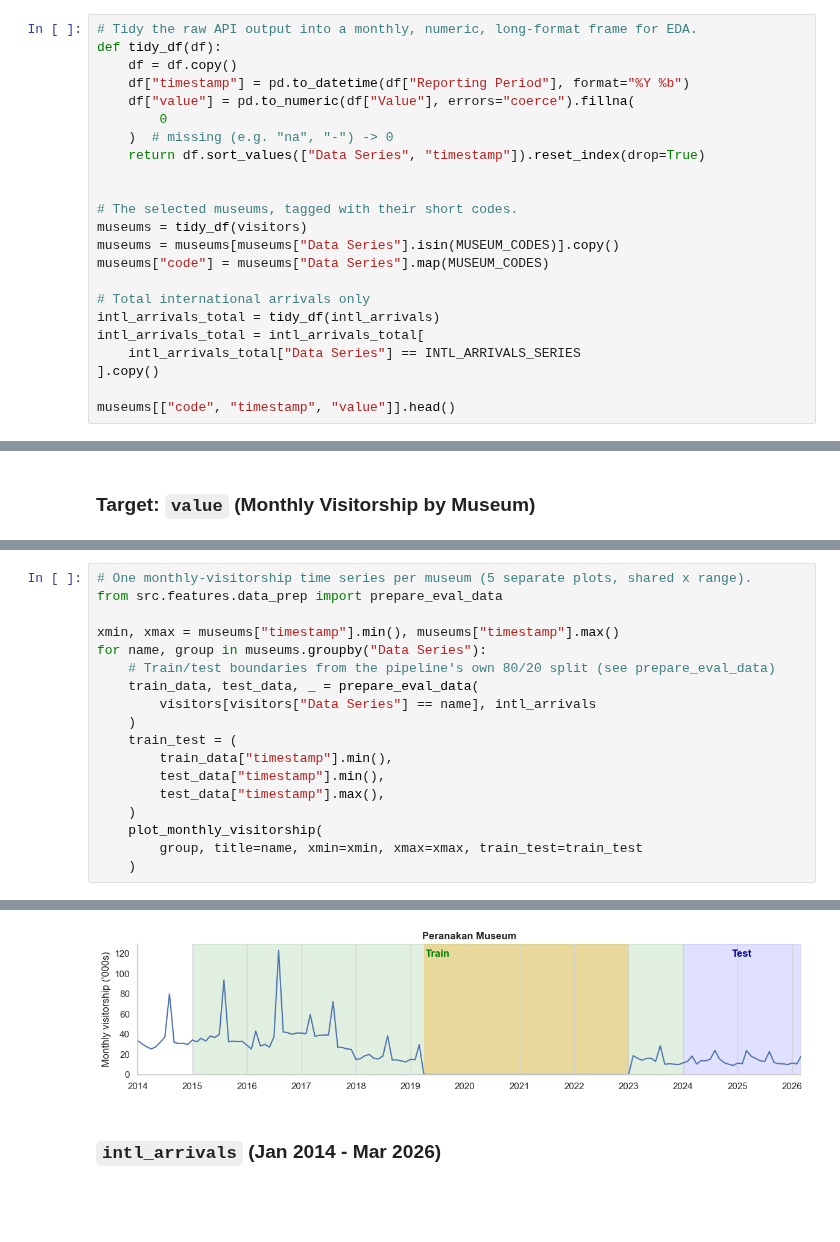
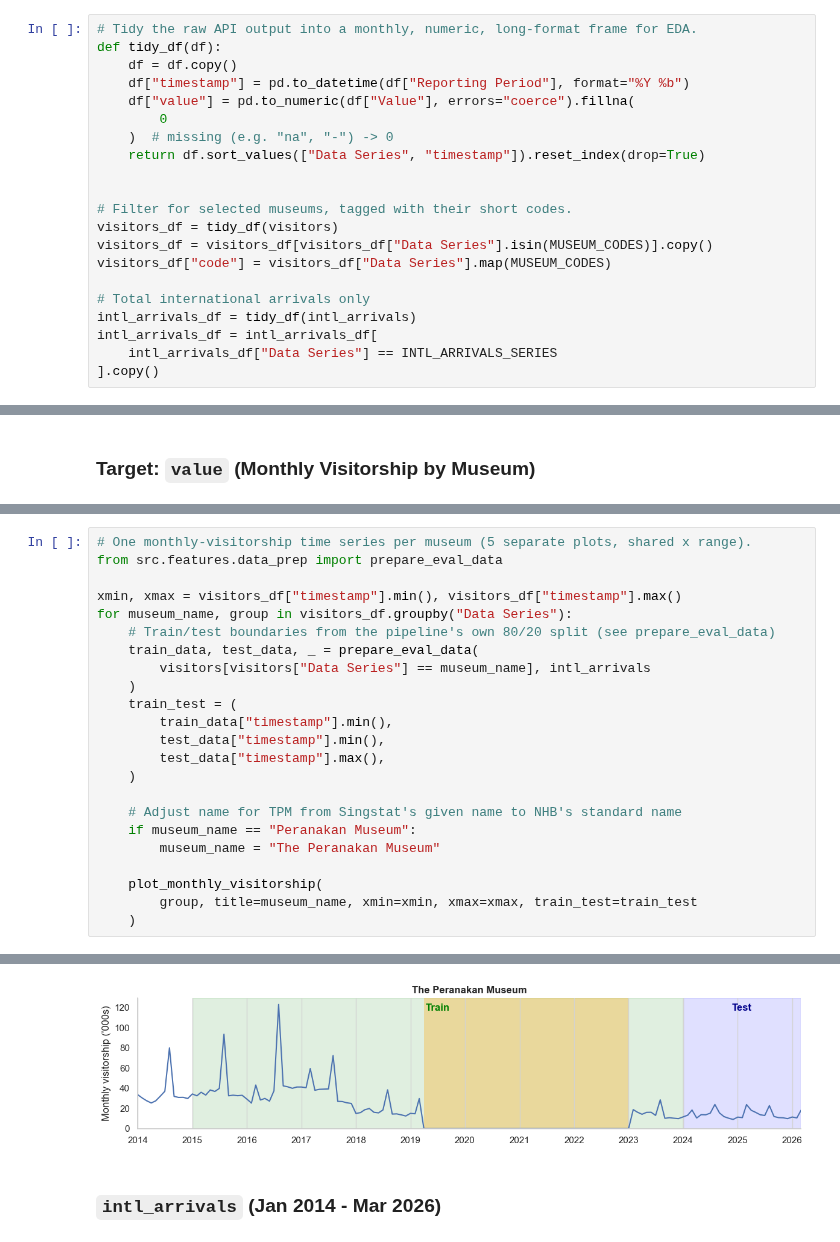
Before and after one commit to calvin4370/nhb-museum-visitorship-forecasting, a Jupyter notebook: notebooks/01_eda.ipynb, the cells around one changed output, grey strips where cells are left out. Cells and saved outputs as stored; diff of their text form; blank space fills up the shorter version.

```diff
--- a/notebooks/01_eda.ipynb
+++ b/notebooks/01_eda.ipynb
@@ -69,15 +70,13 @@ def tidy_df(df):
     return df.sort_values(["Data Series", "timestamp"]).reset_index(drop=True)
 
 
-# The selected museums, tagged with their short codes.
-museums = tidy_df(visitors)
-museums = museums[museums["Data Series"].isin(MUSEUM_CODES)].copy()
-museums["code"] = museums["Data Series"].map(MUSEUM_CODES)
+# Filter for selected museums, tagged with their short codes.
+visitors_df = tidy_df(visitors)
+visitors_df = visitors_df[visitors_df["Data Series"].isin(MUSEUM_CODES)].copy()
+visitors_df["code"] = visitors_df["Data Series"].map(MUSEUM_CODES)
 
 # Total international arrivals only
-intl_arrivals_total = tidy_df(intl_arrivals)
-intl_arrivals_total = intl_arrivals_total[
-    intl_arrivals_total["Data Series"] == INTL_ARRIVALS_SERIES
+intl_arrivals_df = tidy_df(intl_arrivals)
+intl_arrivals_df = intl_arrivals_df[
+    intl_arrivals_df["Data Series"] == INTL_ARRIVALS_SERIES
 ].copy()
-
-museums[["code", "timestamp", "value"]].head()
@@ -202,27 +221,32 @@ plt.show()
 # %%
 # One monthly-visitorship time series per museum (5 separate plots, shared x range).
 from src.features.data_prep import prepare_eval_data
 
-xmin, xmax = museums["timestamp"].min(), museums["timestamp"].max()
-for name, group in museums.groupby("Data Series"):
+xmin, xmax = visitors_df["timestamp"].min(), visitors_df["timestamp"].max()
+for museum_name, group in visitors_df.groupby("Data Series"):
     # Train/test boundaries from the pipeline's own 80/20 split (see prepare_eval_data)
     train_data, test_data, _ = prepare_eval_data(
-        visitors[visitors["Data Series"] == name], intl_arrivals
+        visitors[visitors["Data Series"] == museum_name], intl_arrivals
     )
     train_test = (
         train_data["timestamp"].min(),
         test_data["timestamp"].min(),
         test_data["timestamp"].max(),
     )
+
+    # Adjust name for TPM from Singstat's given name to NHB's standard name
+    if museum_name == "Peranakan Museum":
+        museum_name = "The Peranakan Museum"
+
     plot_monthly_visitorship(
-        group, title=name, xmin=xmin, xmax=xmax, train_test=train_test
+        group, title=museum_name, xmin=xmin, xmax=xmax, train_test=train_test
     )
 # %% [output]
 [figure]
 [figure]
 [figure]
 [figure]
-[figure, old version]
+[figure, new version]
 # %% [markdown]
 ### `intl_arrivals` (Jan 2014 - Mar 2026)
 # %%
```
Also changed, not shown: parts of 21 cells of this notebook.
